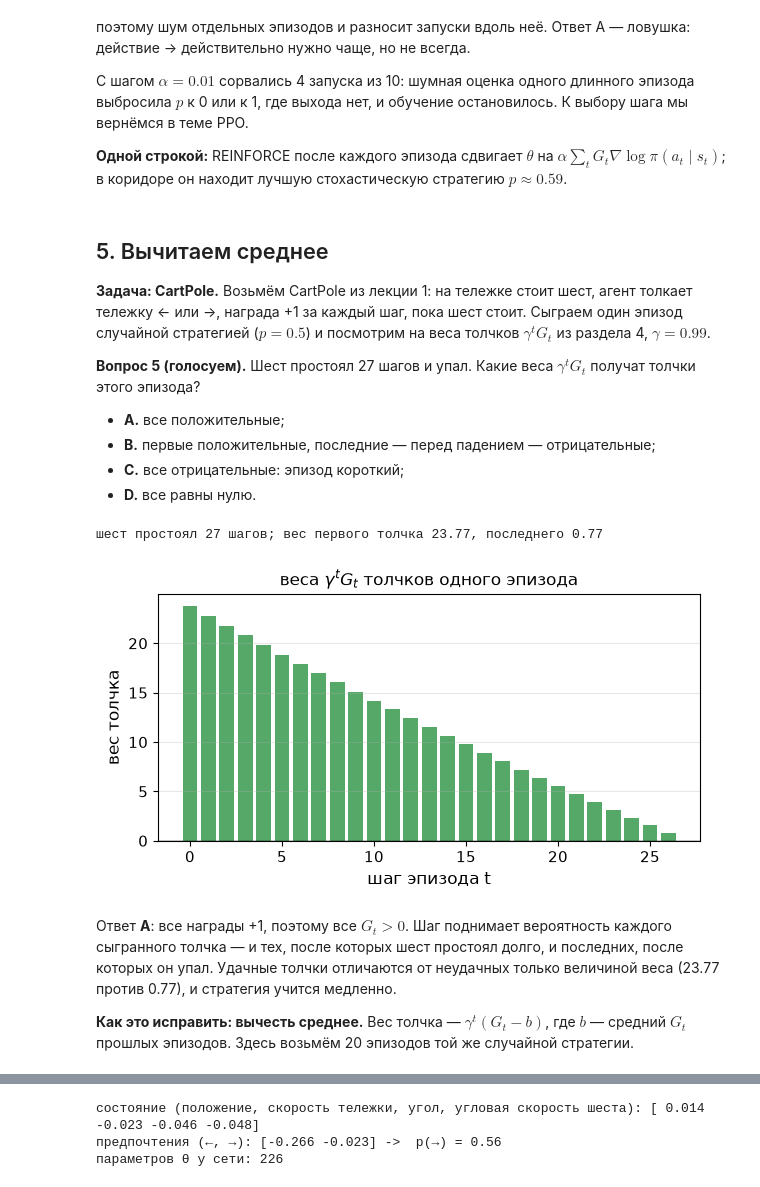
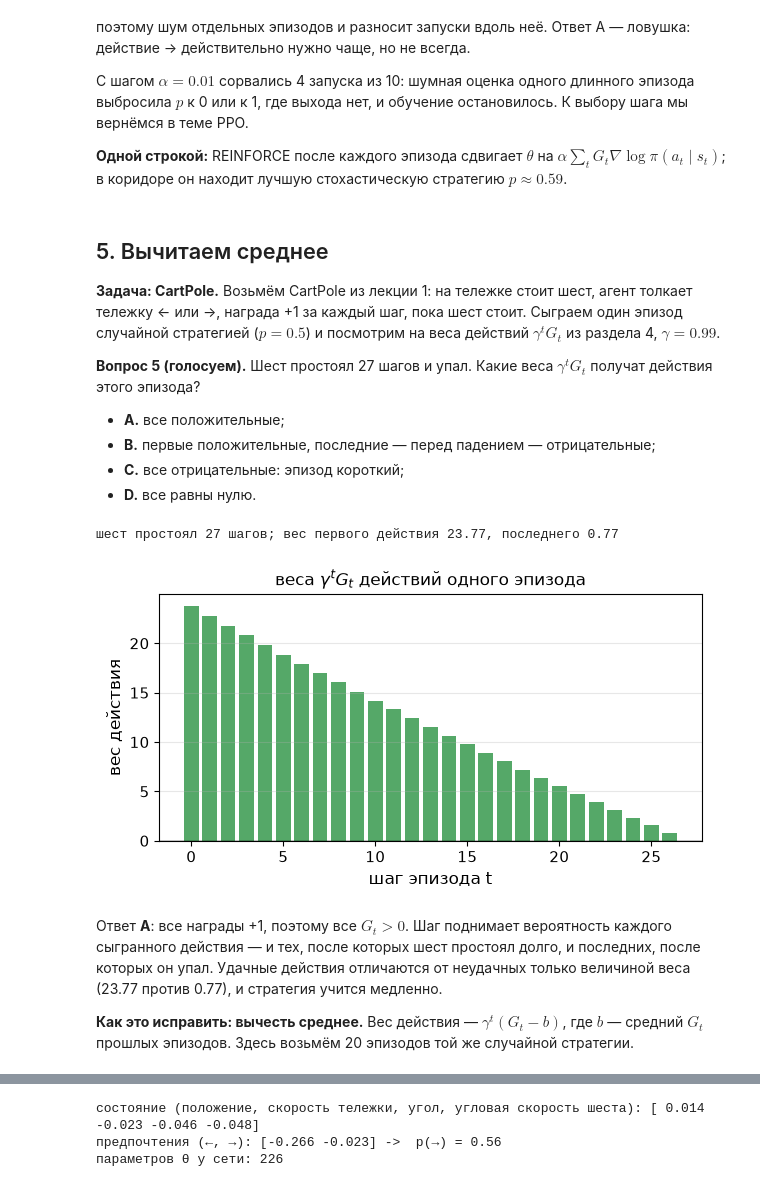
Before and after one commit to IlyaChichkanov/Reinforcement-learning, a Jupyter notebook: 05-policy-gradient/lecture/lecture.ipynb, the cells around one changed output, grey strips where cells are left out. Cells and saved outputs as stored; diff of their text form; code cells hidden in the pictures.

Commit message:
Лекция 5, страница, квиз: «действие» вместо «толчок»
Co-Authored-By: Claude Opus 5.5 <noreply@anthropic.com>
Claude-Session: https://claude.ai/code/session_01Vc9ogbT9B5qkmbhtAgd25J

```diff
--- a/05-policy-gradient/lecture/lecture.ipynb
+++ b/05-policy-gradient/lecture/lecture.ipynb
@@ -518,9 +518,9 @@ p после 1000 эпизодов, 10 запусков: [0.5  0.52 0.53 0.55 0.
 # %% [markdown]
 ## 5. Вычитаем среднее
 
-**Задача: CartPole.** Возьмём CartPole из лекции 1: на тележке стоит шест, агент толкает тележку ← или →, награда +1 за каждый шаг, пока шест стоит. Сыграем один эпизод случайной стратегией ($p = 0.5$) и посмотрим на веса толчков $\gamma^t G_t$ из раздела 4, $\gamma = 0.99$.
+**Задача: CartPole.** Возьмём CartPole из лекции 1: на тележке стоит шест, агент толкает тележку ← или →, награда +1 за каждый шаг, пока шест стоит. Сыграем один эпизод случайной стратегией ($p = 0.5$) и посмотрим на веса действий $\gamma^t G_t$ из раздела 4, $\gamma = 0.99$.
 
-**Вопрос 5 (голосуем).** Шест простоял 27 шагов и упал. Какие веса $\gamma^t G_t$ получат толчки этого эпизода?
+**Вопрос 5 (голосуем).** Шест простоял 27 шагов и упал. Какие веса $\gamma^t G_t$ получат действия этого эпизода?
 
 * **A.** все положительные;
 * **B.** первые положительные, последние — перед падением — отрицательные;
@@ -529,37 +529,37 @@ p после 1000 эпизодов, 10 запусков: [0.5  0.52 0.53 0.55 0.
 # %%
 import gymnasium as gym
 env = gym.make("CartPole-v1")
 rng = np.random.default_rng(1)
 
 def random_episode(seed):
-    # эпизод CartPole случайной стратегией: толчок → с вероятностью 0.5; возвращает награды
+    # эпизод CartPole случайной стратегией: действие → с вероятностью 0.5; возвращает награды
     env.reset(seed=seed)
     rewards = []
     while True:
         _, r, terminated, truncated, _ = env.step(int(rng.random() < 0.5))
         rewards.append(r)
         if terminated or truncated:
             return np.array(rewards)
 
 def returns_to_go(rewards, gamma=0.99):
     # G_t — награды с шага t до конца эпизода
     G, acc = np.zeros(len(rewards)), 0.0
     for t in reversed(range(len(rewards))):
         acc = rewards[t] + gamma * acc; G[t] = acc
     return G
 
 rewards = random_episode(seed=0)
 G = returns_to_go(rewards)
-weights = 0.99 ** np.arange(len(G)) * G                  # вес толчка γ^t G_t
-print(f"шест простоял {len(rewards)} шагов; вес первого толчка {weights[0]:.2f}, последнего {weights[-1]:.2f}")
-plot_weights(weights, title="веса $\\gamma^t G_t$ толчков одного эпизода")
+weights = 0.99 ** np.arange(len(G)) * G                  # вес действия γ^t G_t
+print(f"шест простоял {len(rewards)} шагов; вес первого действия {weights[0]:.2f}, последнего {weights[-1]:.2f}")
+plot_weights(weights, title="веса $\\gamma^t G_t$ действий одного эпизода")
 plt.show()
 # %% [output]
-шест простоял 27 шагов; вес первого толчка 23.77, последнего 0.77
+шест простоял 27 шагов; вес первого действия 23.77, последнего 0.77
-[figure, old version]
+[figure, new version]
 # %% [markdown]
-Ответ **A**: все награды +1, поэтому все $G_t > 0$. Шаг поднимает вероятность каждого сыгранного толчка — и тех, после которых шест простоял долго, и последних, после которых он упал. Удачные толчки отличаются от неудачных только величиной веса (23.77 против 0.77), и стратегия учится медленно.
+Ответ **A**: все награды +1, поэтому все $G_t > 0$. Шаг поднимает вероятность каждого сыгранного действия — и тех, после которых шест простоял долго, и последних, после которых он упал. Удачные действия отличаются от неудачных только величиной веса (23.77 против 0.77), и стратегия учится медленно.
 
-**Как это исправить: вычесть среднее.** Вес толчка — $\gamma^t (G_t - b)$, где $b$ — средний $G_t$ прошлых эпизодов. Здесь возьмём 20 эпизодов той же случайной стратегии.
+**Как это исправить: вычесть среднее.** Вес действия — $\gamma^t (G_t - b)$, где $b$ — средний $G_t$ прошлых эпизодов. Здесь возьмём 20 эпизодов той же случайной стратегии.
 # %%
 b = np.mean(np.concatenate([returns_to_go(random_episode(seed)) for seed in range(1, 21)]))
```
Also changed, not shown: parts of 3 cells of this notebook, 5 other files.
